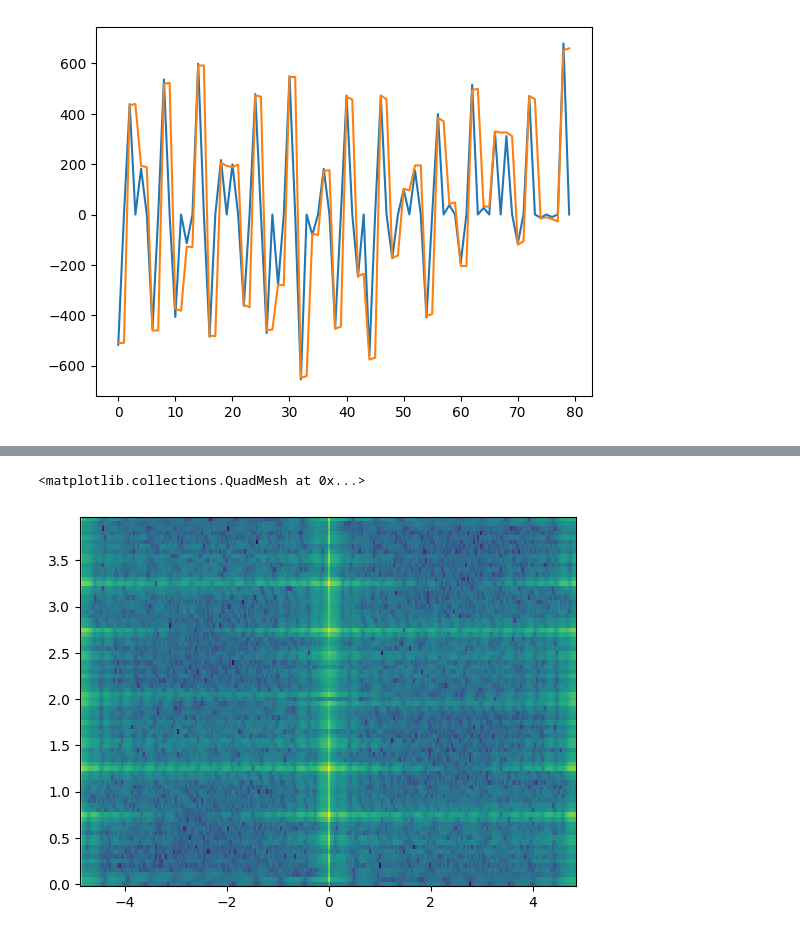
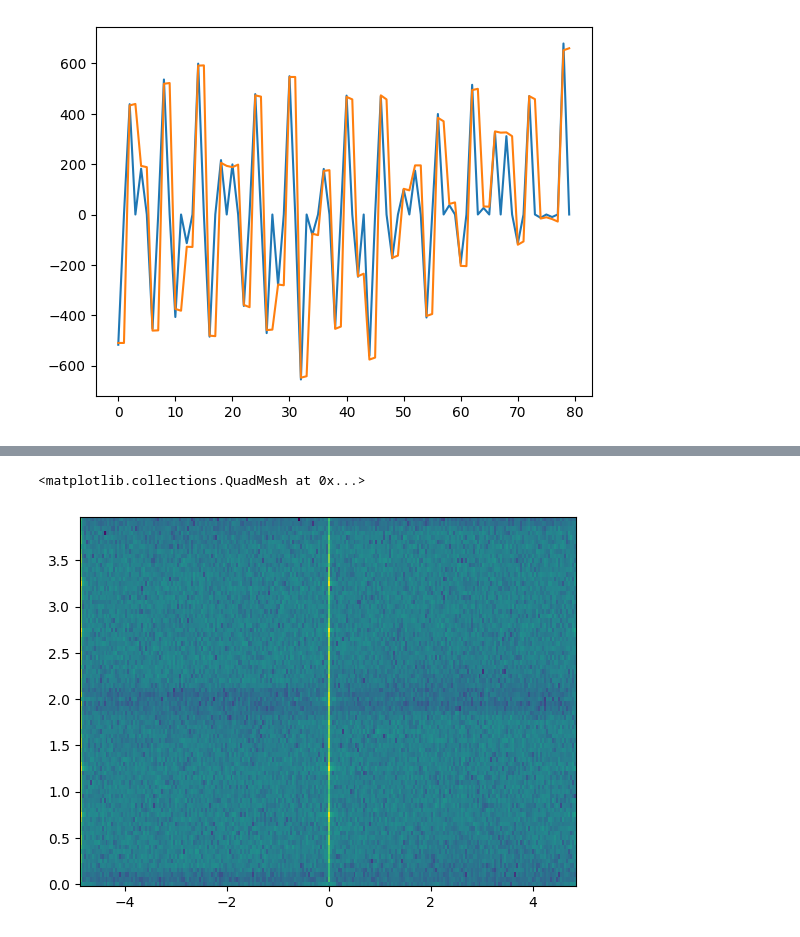
Before and after one commit to davidmhunt/CPSL_TI_Radar, a Jupyter notebook: utilities/process_adc_data.ipynb, the cells around one changed output, grey strips where cells are left out. Drawn from its saved outputs; the diff is of its cells as text; code cells hidden in the pictures.

```diff
--- a/utilities/process_adc_data.ipynb
+++ b/utilities/process_adc_data.ipynb
@@ -95,21 +104,22 @@ plt.plot(range_bins,data)
 # %%
 # plot the range Doppler plot
-frame = 0
+frame = 6
 rx_antenna = 0
 
 samples = adc_data_cube[frame,rx_antenna,:,:]
 
 # compute range FFT
-data = np.fft.fftshift(np.fft.fft(samples, axis=0))
+data = np.fft.fft(samples, axis=0)
 
 # compute doppler FFT
-data = 20 * np.log10(np.abs(np.fft.fftshift(np.fft.fft(data, axis=1))))
+data = 20 * np.log10(np.abs(np.fft.fftshift(np.fft.fft(data, axis=1),
+                                            axes=(0))))
 
 
 #compute the range and doppler bins
 vels,rngs = np.meshgrid(velocity_bins,range_bins)
 
 plt.pcolormesh(vels,rngs,data)
 # %% [output]
 <matplotlib.collections.QuadMesh at 0x...>
-[figure, old version]
+[figure, new version]
```
Also changed, not shown: parts of 2 cells of this notebook.
